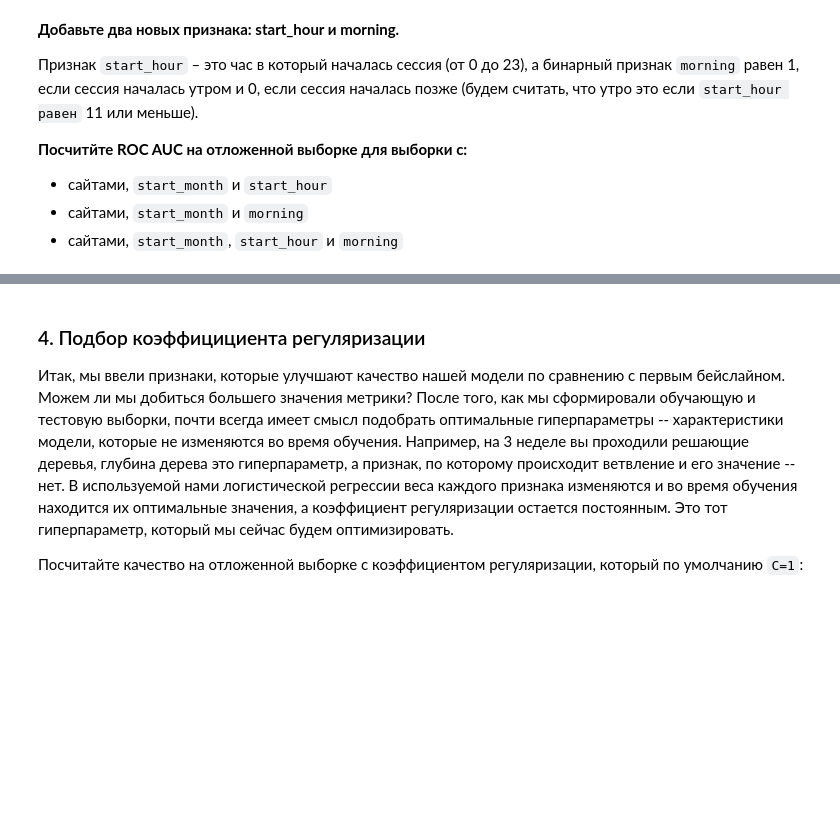
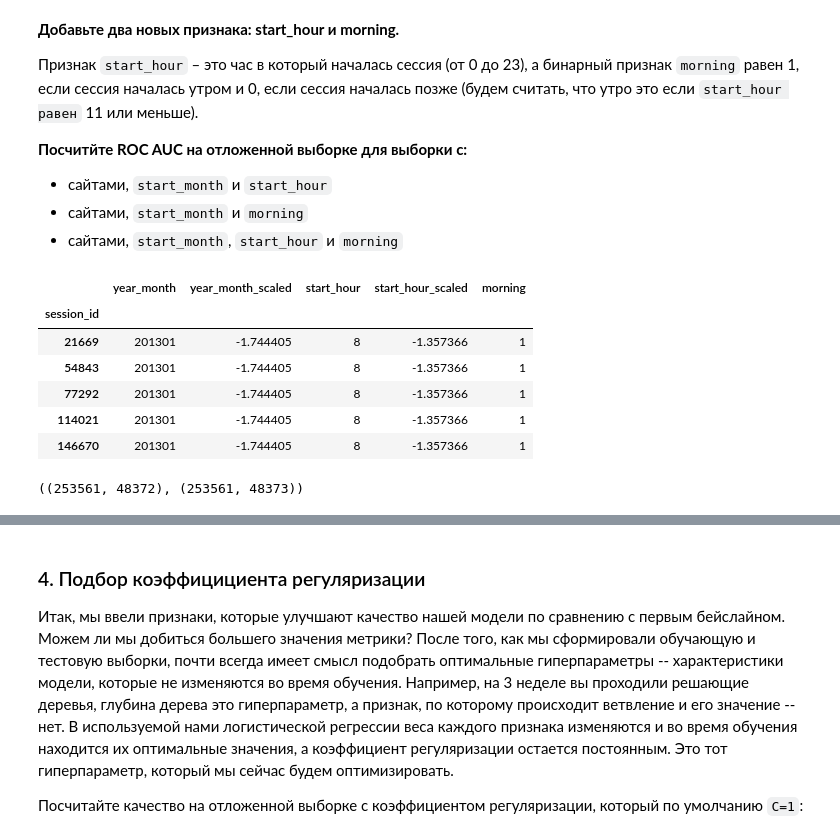
Before and after one commit to Noegon/mlcourse.ai, a Jupyter notebook: jupyter_russian/topic04_linear_models/lesson4_practice_alice_benchmarks.ipynb, the cells around one changed output, grey strips where cells are left out. Cells and saved outputs as stored; diff of their text form; code cells hidden in the pictures; blank space fills up the shorter version.

```diff
--- a/jupyter_russian/topic04_linear_models/lesson4_practice_alice_benchmarks.ipynb
+++ b/jupyter_russian/topic04_linear_models/lesson4_practice_alice_benchmarks.ipynb
@@ -295,0 +294,39 @@ Wall time: 3.04 s
+# %%
+# start_month + start_hour
+# Создадим похожую фичу для идентификации, в какое время суток предполагаемый человек начинает сессию
+new_train_features['start_hour'] = train_na_zero['time1'].apply(lambda ts: str(ts.hour))
+new_test_features['start_hour'] = test_na_zero['time1'].apply(lambda ts: str(ts.hour))
+
+# start_month + start_hour + morning
+# Аналогичную операцию проделаем для признака morning
+new_train_features['morning'] = train_na_zero['time1'].apply(lambda ts: int(ts.hour <= 11))
+new_test_features['morning'] = test_na_zero['time1'].apply(lambda ts: int(ts.hour <= 11))
+# %%
+scaler = StandardScaler()
+scaler.fit(new_train_features['start_hour'].values.reshape(-1, 1))
+
+new_train_features['start_hour_scaled'] = scaler.transform(new_train_features['start_hour'].values.reshape(-1, 1))
+new_test_features['start_hour_scaled'] = scaler.transform(new_test_features['start_hour'].values.reshape(-1, 1))
+# %%
+new_train_features.head()
+# %% [output]
+|  | year_month | year_month_scaled | start_hour | start_hour_scaled | morning |
+| session_id |  |  |  |  |  |
+| 21669 | 201301 | -1.744405 | 8 | -1.357366 | 1 |
+| 54843 | 201301 | -1.744405 | 8 | -1.357366 | 1 |
+| 77292 | 201301 | -1.744405 | 8 | -1.357366 | 1 |
+| 114021 | 201301 | -1.744405 | 8 | -1.357366 | 1 |
+| 146670 | 201301 | -1.744405 | 8 | -1.357366 | 1 |
+# %%
+# Снова объединяем новые данные с существующими в разреженной матрице X_train_sparse_new
+# Делаем это с помощью функции hstack из библиотеки scipy.sparse
+# Требуется дополнительное явное преобразование в csr_matrix
+X_train_sparse_new_2 = csr_matrix(hstack([X_train_sparse_new,
+                                  new_train_features['start_hour_scaled'].values.reshape(-1, 1)]))
+
+# Аналогично для тестового набора
+X_test_sparse_new_2 = hstack([X_test_sparse_new,
+                             new_test_features['start_hour_scaled'].values.reshape(-1, 1)])
+X_train_sparse_new.shape, X_train_sparse_new_2.shape # Добавился дополнительный признак в shape[1]
+# %% [output]
+((253561, 48372), (253561, 48373))
```
Also changed, not shown: parts of 7 cells of this notebook.
